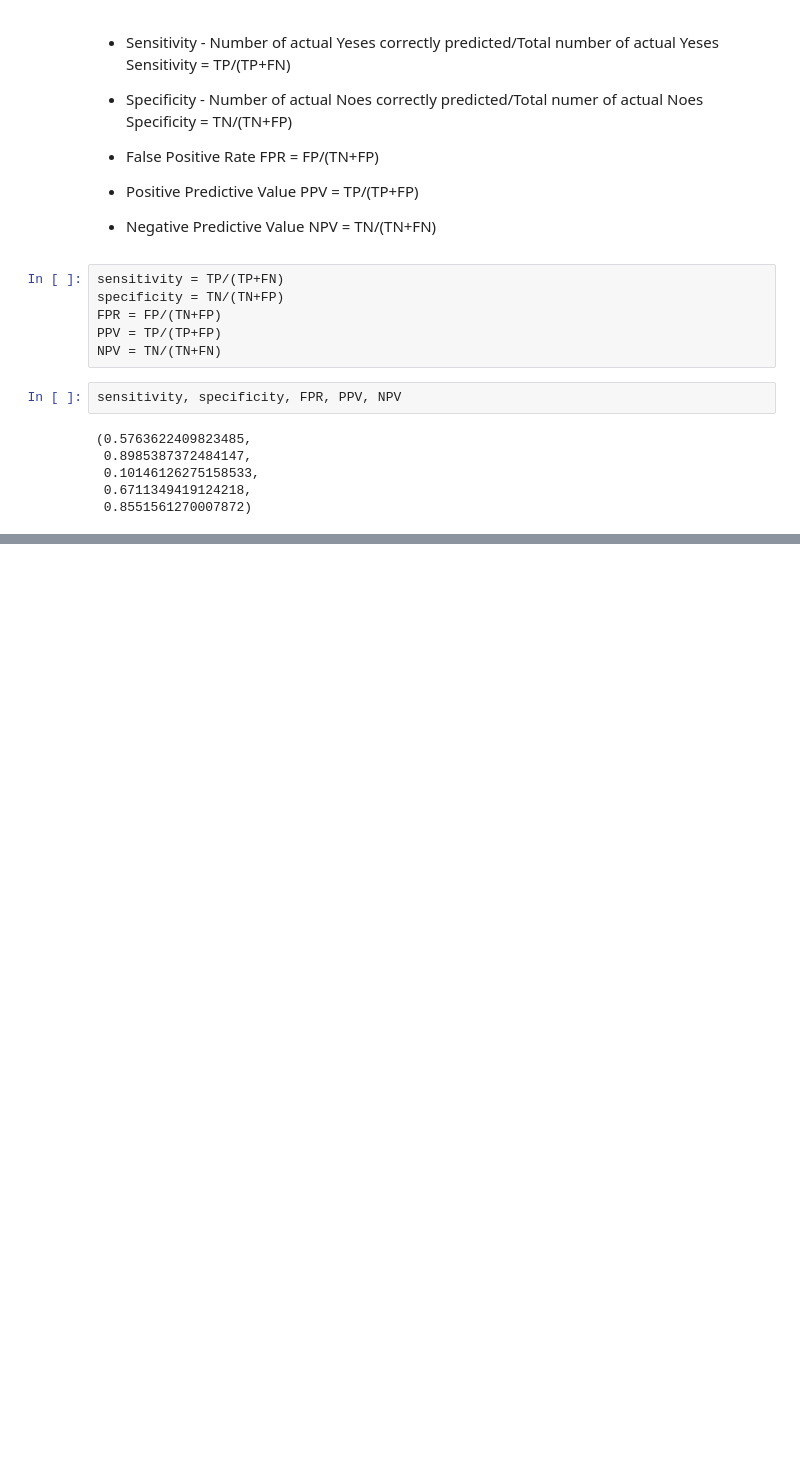
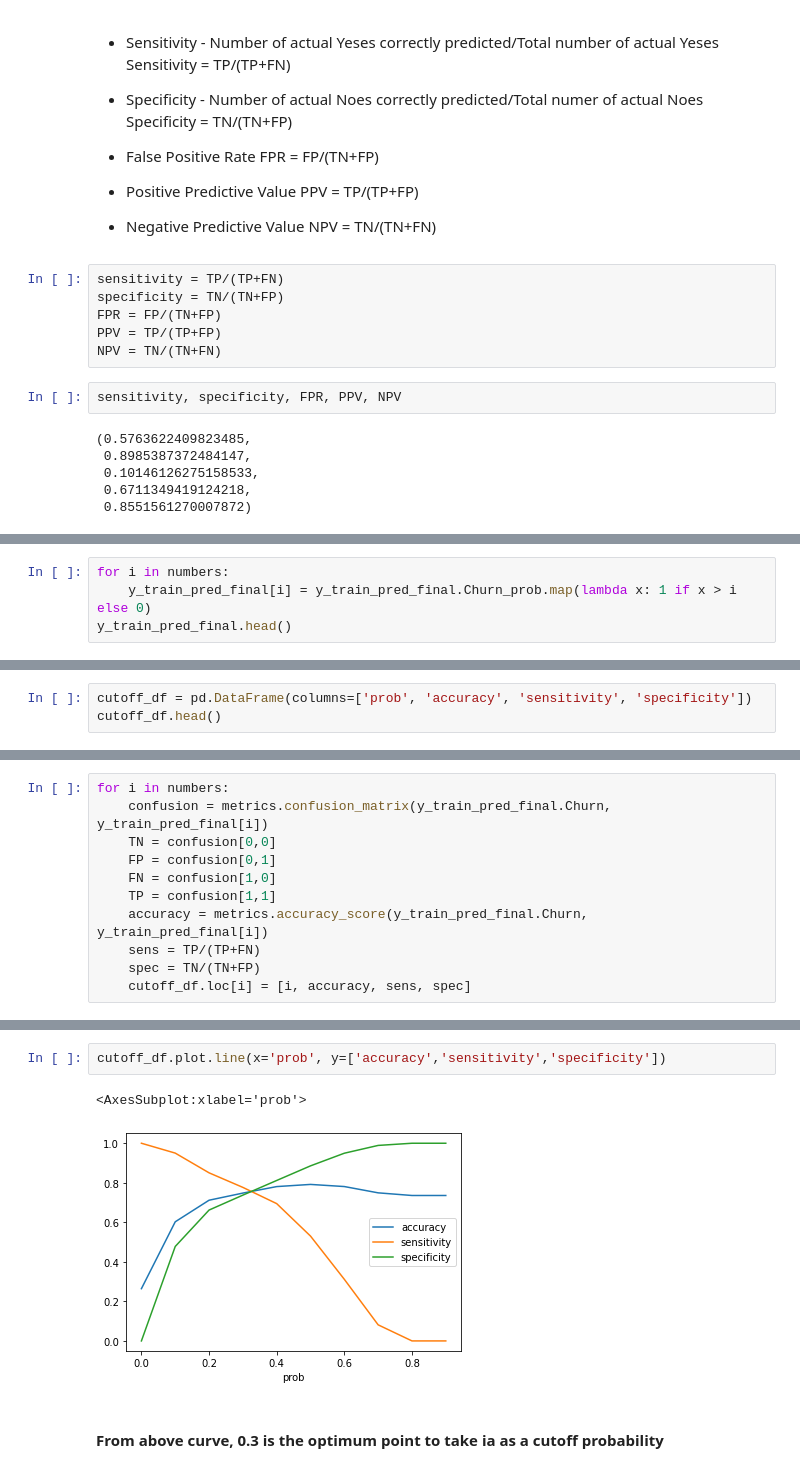
Before and after one commit to Prashik28/techeenomad_dataScience, a Jupyter notebook: Logistic Regression/PB_multivariant_logistic_regression_telecom_chrun.ipynb, the cells around one changed output, grey strips where cells are left out. Cells and saved outputs as stored; diff of their text form; blank space fills up the shorter version.

```diff
--- a/Logistic Regression/PB_multivariant_logistic_regression_telecom_chrun.ipynb
+++ b/Logistic Regression/PB_multivariant_logistic_regression_telecom_chrun.ipynb
@@ -1130,0 +1162,4 @@ sensitivity, specificity, FPR, PPV, NPV
+# %%
+for i in numbers:
+    y_train_pred_final[i] = y_train_pred_final.Churn_prob.map(lambda x: 1 if x > i else 0)
+y_train_pred_final.head()
@@ -1130,0 +1175,3 @@ sensitivity, specificity, FPR, PPV, NPV
+# %%
+cutoff_df = pd.DataFrame(columns=['prob', 'accuracy', 'sensitivity', 'specificity'])
+cutoff_df.head()
@@ -1130,0 +1180,11 @@ sensitivity, specificity, FPR, PPV, NPV
+# %%
+for i in numbers:
+    confusion = metrics.confusion_matrix(y_train_pred_final.Churn, y_train_pred_final[i])
+    TN = confusion[0,0]
+    FP = confusion[0,1]
+    FN = confusion[1,0]
+    TP = confusion[1,1]
+    accuracy = metrics.accuracy_score(y_train_pred_final.Churn, y_train_pred_final[i])
+    sens = TP/(TP+FN)
+    spec = TN/(TN+FP)
+    cutoff_df.loc[i] = [i, accuracy, sens, spec]
@@ -1130,0 +1205,7 @@ sensitivity, specificity, FPR, PPV, NPV
+# %%
+cutoff_df.plot.line(x='prob', y=['accuracy','sensitivity','specificity'])
+# %% [output]
+<AxesSubplot:xlabel='prob'>
+[figure, added]
+# %% [markdown]
+#### From above curve,  0.3 is the optimum point to take ia as a cutoff probability
```
Also changed, not shown: parts of 61 cells of this notebook.
